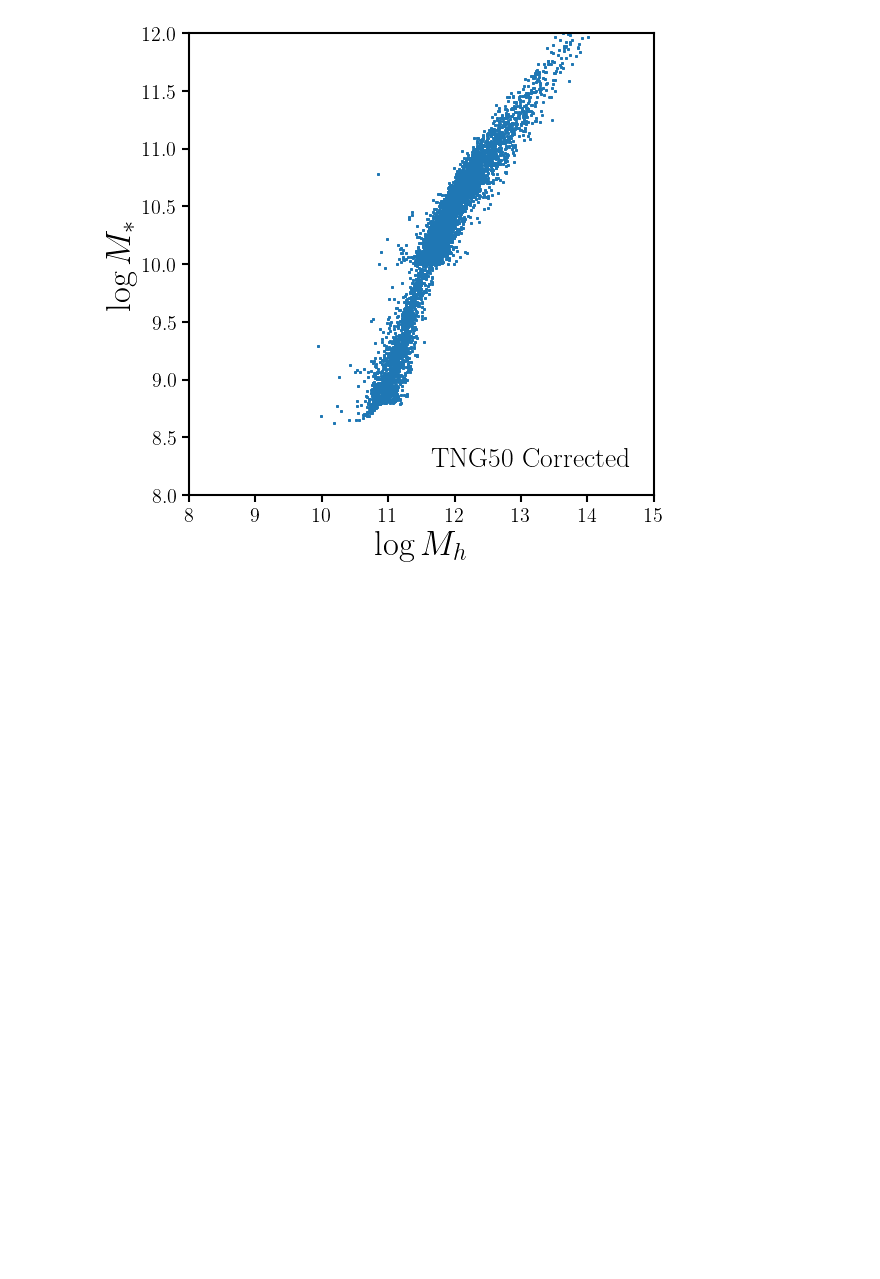
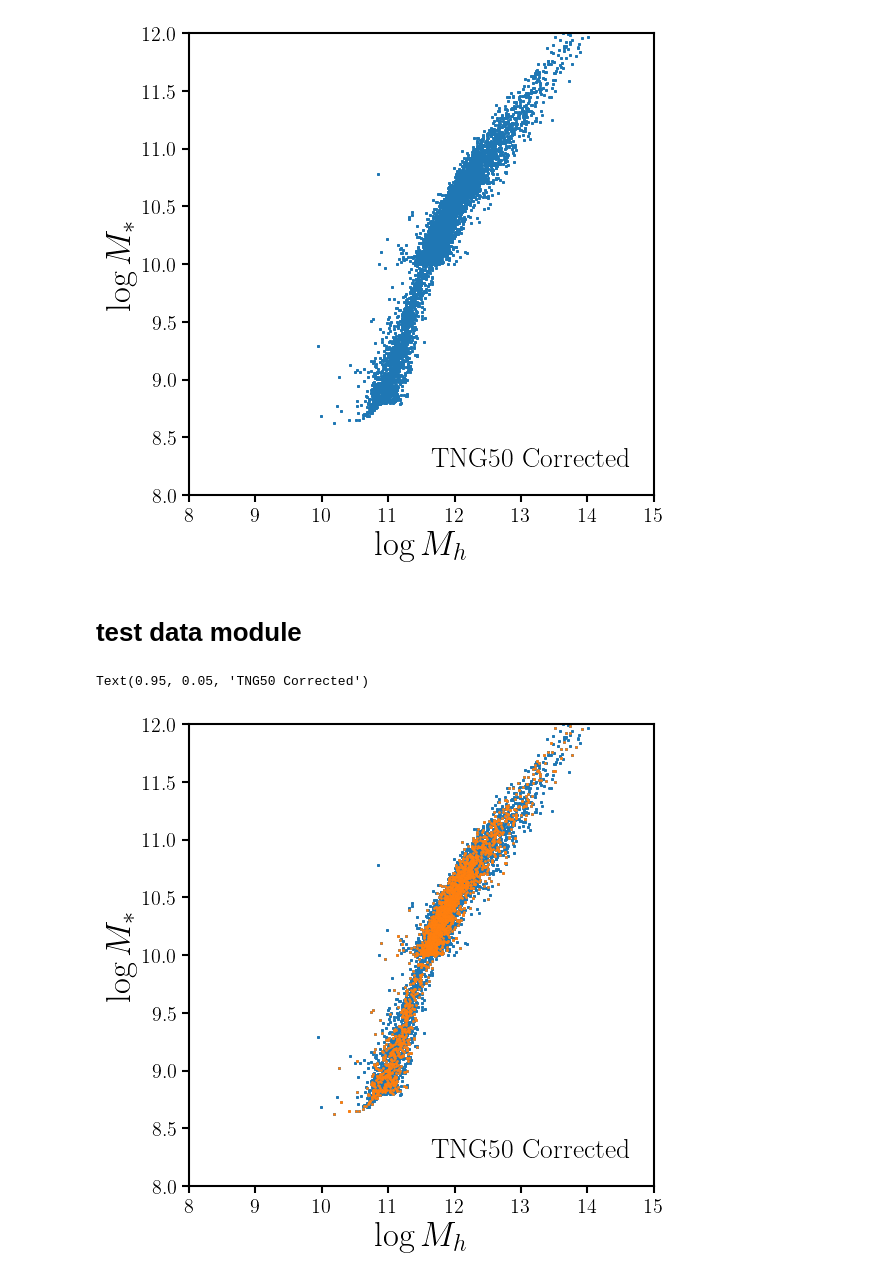
Before and after one commit to galactic-ai/haloflow, a Jupyter notebook: bin/data/tng_all.ipynb, the cells around one changed output. Cells and saved outputs as stored; diff of their text form; code cells hidden in the pictures; blank space fills up the shorter version.

Commit message:
quick test of data module for TNG_ALL. All good

```diff
--- a/bin/data/tng_all.ipynb
+++ b/bin/data/tng_all.ipynb
@@ -88,0 +90,20 @@ tng_all.write('/scratch/gpfs/chhahn/haloflow/hf2/hf2.TNG_ALL.morph_subhalo.csv')
+# %% [markdown]
+# test data module
+# %%
+Y_train, _ = D.hf2_centrals('train', 'mags', sim='TNG_ALL')
+Y_test, _ = D.hf2_centrals('test', 'mags', sim='TNG_ALL')
+# %%
+fig = plt.figure(figsize=(6,6))
+sub = fig.add_subplot(111)
+
+sub.scatter(Y_train[:,1], Y_train[:,0], c='C0', s=1, label='Train')
+sub.scatter(Y_test[:,1], Y_test[:,0], c='C1', s=1, label='Test')
+
+sub.set_xlabel(r'$\log M_h$', fontsize=25)
+sub.set_xlim(8, 15)
+sub.set_ylabel(r'$\log M_*$', fontsize=25)
+sub.set_ylim(8, 12)
+sub.text(0.95, 0.05, 'TNG50 Corrected', ha='right', va='bottom', transform=sub.transAxes, fontsize=20)
+# %% [output]
+Text(0.95, 0.05, 'TNG50 Corrected')
+[figure, added]
```
Also changed, not shown: parts of 2 cells of this notebook.
